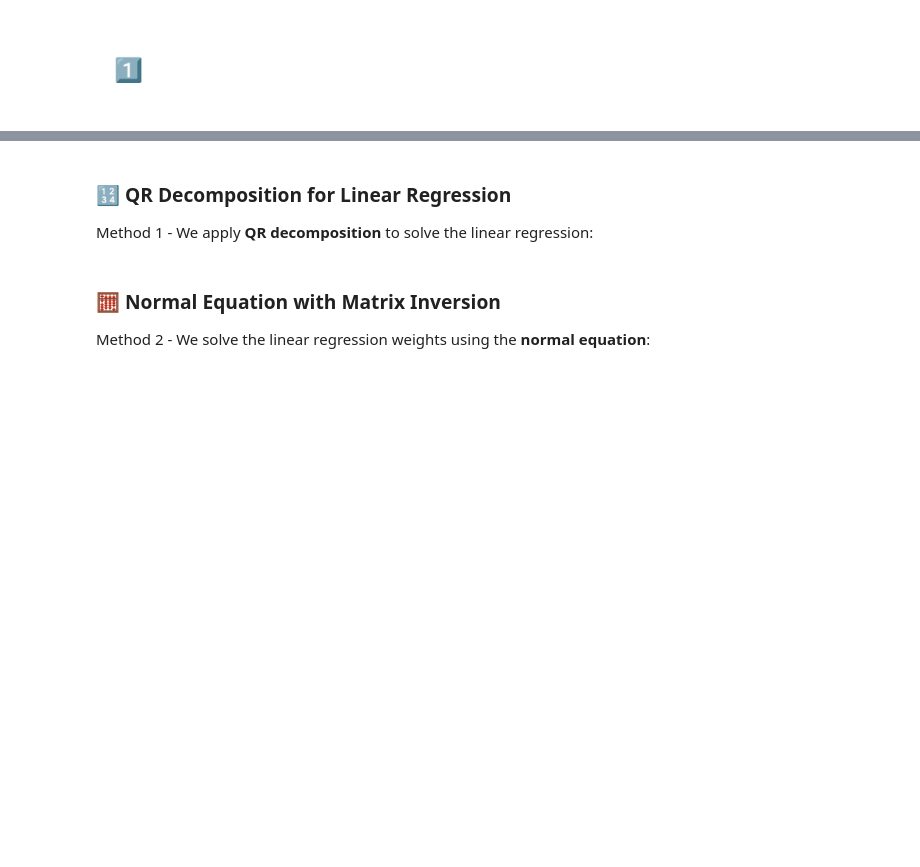
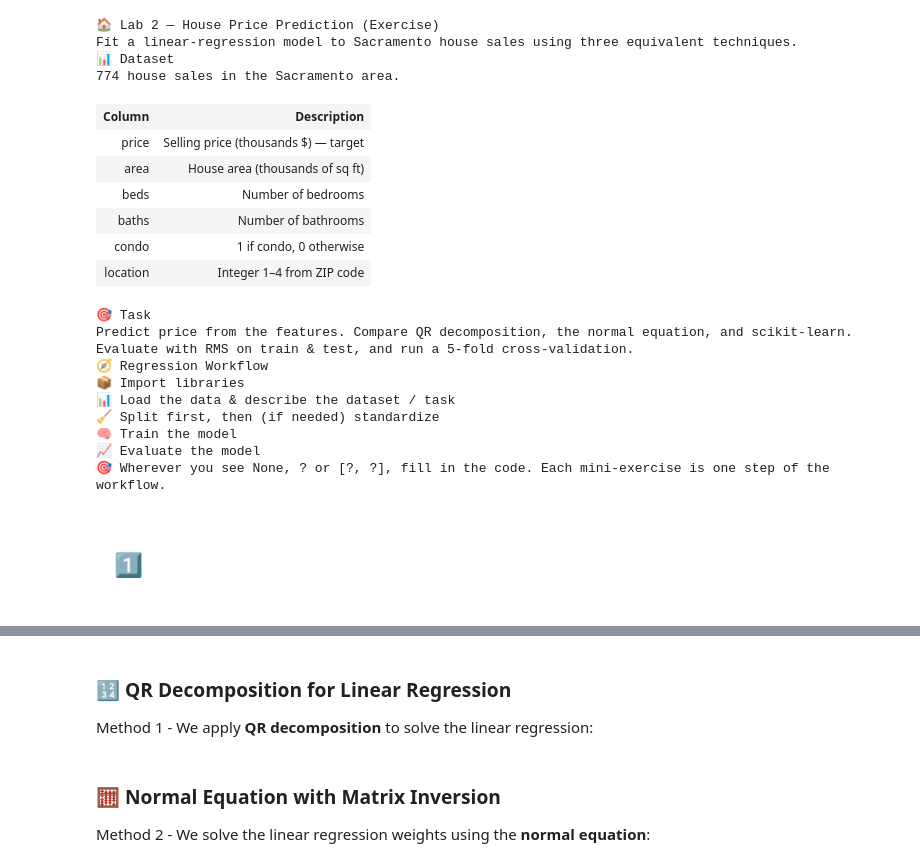
Before and after one commit to SyMohamed/CS229P, a Jupyter notebook: Lab_2_house_price_numpy_Sklearn_excercice.ipynb, the cells around one changed output, grey strips where cells are left out. Cells and saved outputs as stored; diff of their text form; code cells hidden in the pictures; blank space fills up the shorter version.

```diff
--- a/Lab_2_house_price_numpy_Sklearn_excercice.ipynb
+++ b/Lab_2_house_price_numpy_Sklearn_excercice.ipynb
@@ -39,7 +1,74 @@
-# %% [markdown]
-<div style="background:linear-gradient(90deg,#42a5f5 0%, #42a5f522 100%); color:#fff; padding:12px 18px; border-radius:10px; margin:10px 0;">
-  <h2 style="margin:0; color:#fff;">1️⃣ Import libraries & load the data</h2>
-</div>
+# %%
+#@title { display-mode: "form" }
+from IPython.display import HTML, display
+display(HTML("""<div style="background: linear-gradient(135deg,#f6d365 0%,#fda085 100%); color:#3d1d00; padding:22px 26px; border-radius:14px; box-shadow:0 4px 14px rgba(0,0,0,0.15); margin:10px 0;">
+  <h1 style="margin:0 0 6px 0; color:#3d1d00;">🏠 Lab 2 — House Price Prediction (Exercise)</h1>
+  <p style="margin:0;">Fit a linear-regression model to Sacramento house sales using three equivalent techniques.</p>
+</div>
+
+<div style="background:#eef6ff; border-left:6px solid #2196f3; padding:16px 20px; border-radius:10px; margin:10px 0; color:#0d2d55;">
+  <h2 style="margin:0 0 8px 0; color:#0b3d91;">📊 Dataset</h2>
+  <p>774 house sales in the Sacramento area.</p>
+  <table style="border-collapse:collapse; background:#fff; color:#0d2d55;">
+    <tr style="background:#cfe2ff;"><th style="padding:6px 10px; text-align:left;">Column</th><th style="padding:6px 10px; text-align:left;">Description</th></tr>
+    <tr><td style='padding:6px 10px;'><b>price</b></td><td style='padding:6px 10px;'>Selling price (thousands $) — <b>target</b></td></tr>
+    <tr><td style='padding:6px 10px;'>area</td><td style='padding:6px 10px;'>House area (thousands of sq ft)</td></tr>
+    <tr><td style='padding:6px 10px;'>beds</td><td style='padding:6px 10px;'>Number of bedrooms</td></tr>
+    <tr><td style='padding:6px 10px;'>baths</td><td style='padding:6px 10px;'>Number of bathrooms</td></tr>
+    <tr><td style='padding:6px 10px;'>condo</td><td style='padding:6px 10px;'>1 if condo, 0 otherwise</td></tr>
+    <tr><td style='padding:6px 10px;'>location</td><td style='padding:6px 10px;'>Integer 1–4 from ZIP code</td></tr>
+  </table>
+</div>
+
+<div style="background:#f3e9ff; border-left:6px solid #7e57c2; padding:14px 20px; border-radius:10px; margin:10px 0; color:#2a0a4a;">
+  <h2 style="margin:0 0 6px 0; color:#4a148c;">🎯 Task</h2>
+  <p style="margin:0;">Predict <b>price</b> from the features. Compare QR decomposition, the normal equation, and <code>scikit-learn</code>. Evaluate with RMS on train &amp; test, and run a 5-fold cross-validation.</p>
+</div>
+
+<div style="background: linear-gradient(135deg, #667eea 0%, #764ba2 100%); color:#fff; padding:22px 26px; border-radius:14px; box-shadow:0 4px 14px rgba(0,0,0,0.15); margin:10px 0;">
+  <h2 style="margin:0 0 10px 0; color:#fff;">🧭 Regression Workflow</h2>
+  <ol style="margin:0; padding-left:22px; line-height:1.7;">
+    <li>📦 <b>Import libraries</b></li>
+    <li>📊 <b>Load the data &amp; describe the dataset / task</b></li>
+    <li>🧹 <b>Split first, then (if needed) standardize</b></li>
+    <li>🧠 <b>Train the model</b></li>
+    <li>📈 <b>Evaluate</b> the model</li>
+  </ol>
+</div>
+<div style="background: linear-gradient(135deg,#43cea2 0%,#185a9d 100%); color:#fff; padding:16px 22px; border-radius:12px; box-shadow:0 3px 10px rgba(0,0,0,0.12); margin:12px 0;">
+  <p style="margin:0;">🎯 Wherever you see <code style="background:rgba(255,255,255,0.2); padding:1px 5px; border-radius:4px;">None</code>, <code style="background:rgba(255,255,255,0.2); padding:1px 5px; border-radius:4px;">?</code> or <code style="background:rgba(255,255,255,0.2); padding:1px 5px; border-radius:4px;">[?, ?]</code>, fill in the code. Each mini-exercise is one step of the workflow.</p>
+</div>
+"""))
+# %% [output]
+🏠 Lab 2 — House Price Prediction (Exercise)
+Fit a linear-regression model to Sacramento house sales using three equivalent techniques.
+📊 Dataset
+774 house sales in the Sacramento area.
+| Column | Description |
+| price | Selling price (thousands $) — target |
+| area | House area (thousands of sq ft) |
+| beds | Number of bedrooms |
+| baths | Number of bathrooms |
+| condo | 1 if condo, 0 otherwise |
+| location | Integer 1–4 from ZIP code |
+🎯 Task
+Predict price from the features. Compare QR decomposition, the normal equation, and scikit-learn. Evaluate with RMS on train & test, and run a 5-fold cross-validation.
+🧭 Regression Workflow
+📦 Import libraries
+📊 Load the data & describe the dataset / task
+🧹 Split first, then (if needed) standardize
+🧠 Train the model
+📈 Evaluate the model
+🎯 Wherever you see None, ? or [?, ?], fill in the code. Each mini-exercise is one step of the workflow.
+# %%
+#@title { display-mode: "form" }
+from IPython.display import HTML, display
+display(HTML("""<div style="background:linear-gradient(90deg,#42a5f5 0%, #42a5f522 100%); color:#fff; padding:12px 18px; border-radius:10px; margin:10px 0;">
+  <h2 style="margin:0; color:#fff;">1️⃣ Import libraries & load the data</h2>
+</div>
+"""))
+# %% [output]
+1️⃣ Import libraries & load the data
 # %%
 import numpy as np
 import pandas as pd
```
Also changed, not shown: parts of 13 cells of this notebook, 5 other files.
